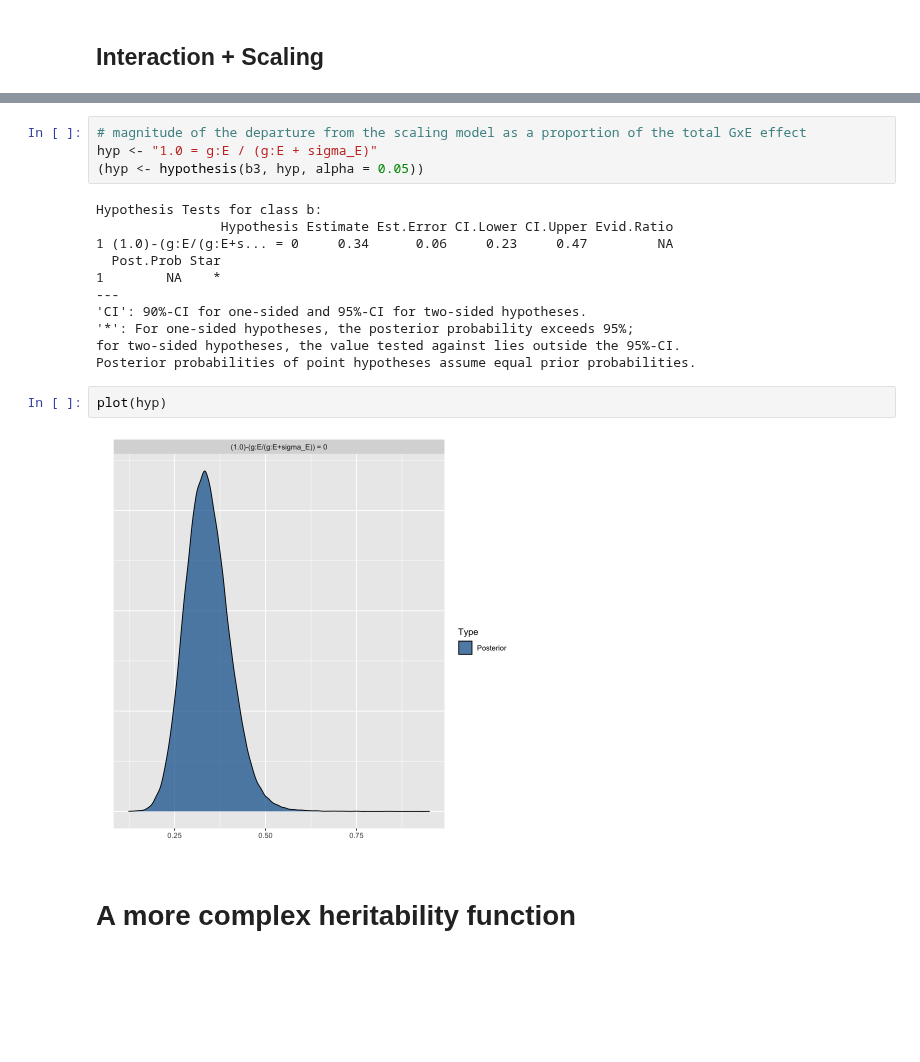
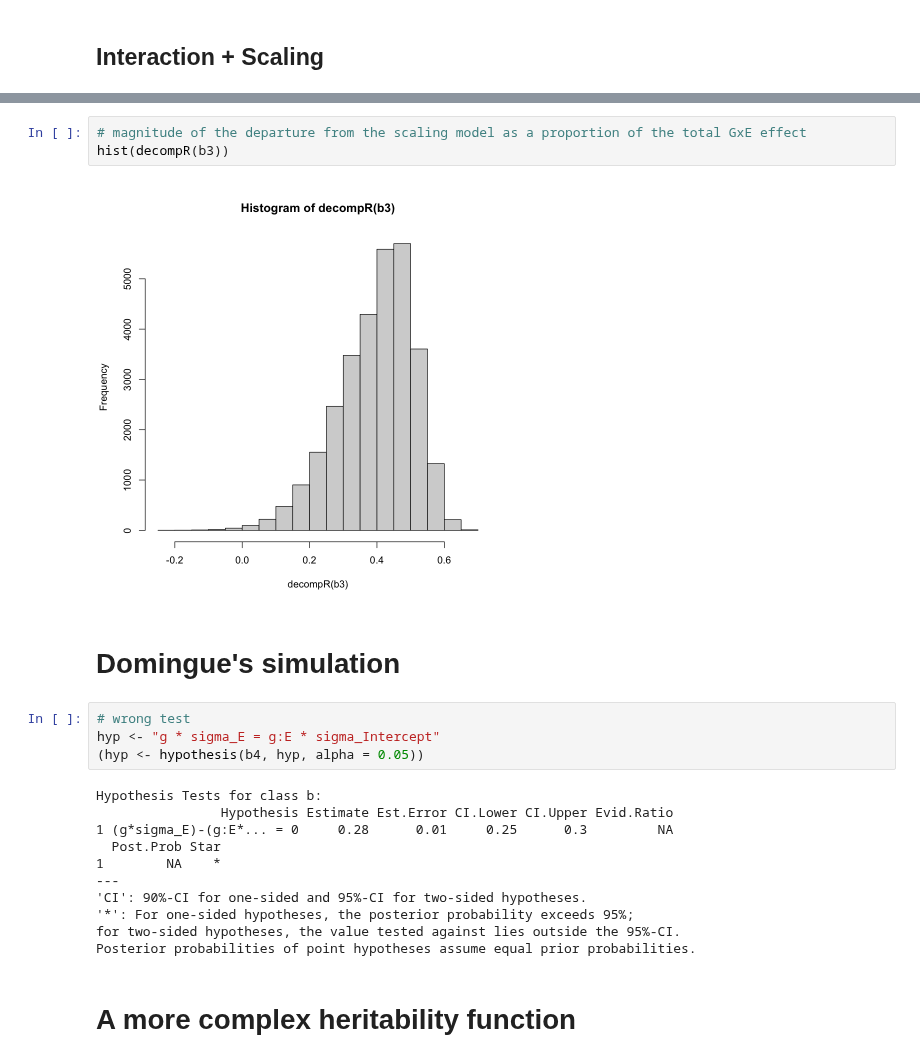
Before and after one commit to sdaza/gxe-dispersion, a Jupyter notebook: notebooks/GxE.ipynb, the cells around one changed output, grey strips where cells are left out. Cells and saved outputs as stored; diff of their text form; blank space fills up the shorter version.

```diff
--- a/notebooks/GxE.ipynb
+++ b/notebooks/GxE.ipynb
@@ -200,22 +248,25 @@ plot(hyp)
 # %%
 # magnitude of the departure from the scaling model as a proportion of the total GxE effect
-hyp <- "1.0 = g:E / (g:E + sigma_E)"
-(hyp <- hypothesis(b3, hyp, alpha = 0.05))
+hist(decompR(b3))
 # %% [output]
-Hypothesis Tests for class b:
-                Hypothesis Estimate Est.Error CI.Lower CI.Upper Evid.Ratio
-1 (1.0)-(g:E/(g:E+s... = 0     0.34      0.06     0.23     0.47         NA
-  Post.Prob Star
-1        NA    *
----
-'CI': 90%-CI for one-sided and 95%-CI for two-sided hypotheses.
-'*': For one-sided hypotheses, the posterior probability exceeds 95%;
-for two-sided hypotheses, the value tested against lies outside the 95%-CI.
-Posterior probabilities of point hypotheses assume equal prior probabilities.
+[figure, added]
-# %%
-plot(hyp)
-# %% [output]
-[figure, removed]
+# %% [markdown]
+# Domingue's simulation
+# %%
+# wrong test
+hyp <- "g * sigma_E = g:E * sigma_Intercept"
+(hyp <- hypothesis(b4, hyp, alpha = 0.05))
+# %% [output]
+Hypothesis Tests for class b:
+                Hypothesis Estimate Est.Error CI.Lower CI.Upper Evid.Ratio
+1 (g*sigma_E)-(g:E*... = 0     0.28      0.01     0.25      0.3         NA
+  Post.Prob Star
+1        NA    *
+---
+'CI': 90%-CI for one-sided and 95%-CI for two-sided hypotheses.
+'*': For one-sided hypotheses, the posterior probability exceeds 95%;
+for two-sided hypotheses, the value tested against lies outside the 95%-CI.
+Posterior probabilities of point hypotheses assume equal prior probabilities.
 # %% [markdown]
 # A more complex heritability function
 # %% [markdown]
```
Also changed, not shown: parts of 20 cells of this notebook, 1 other file.
